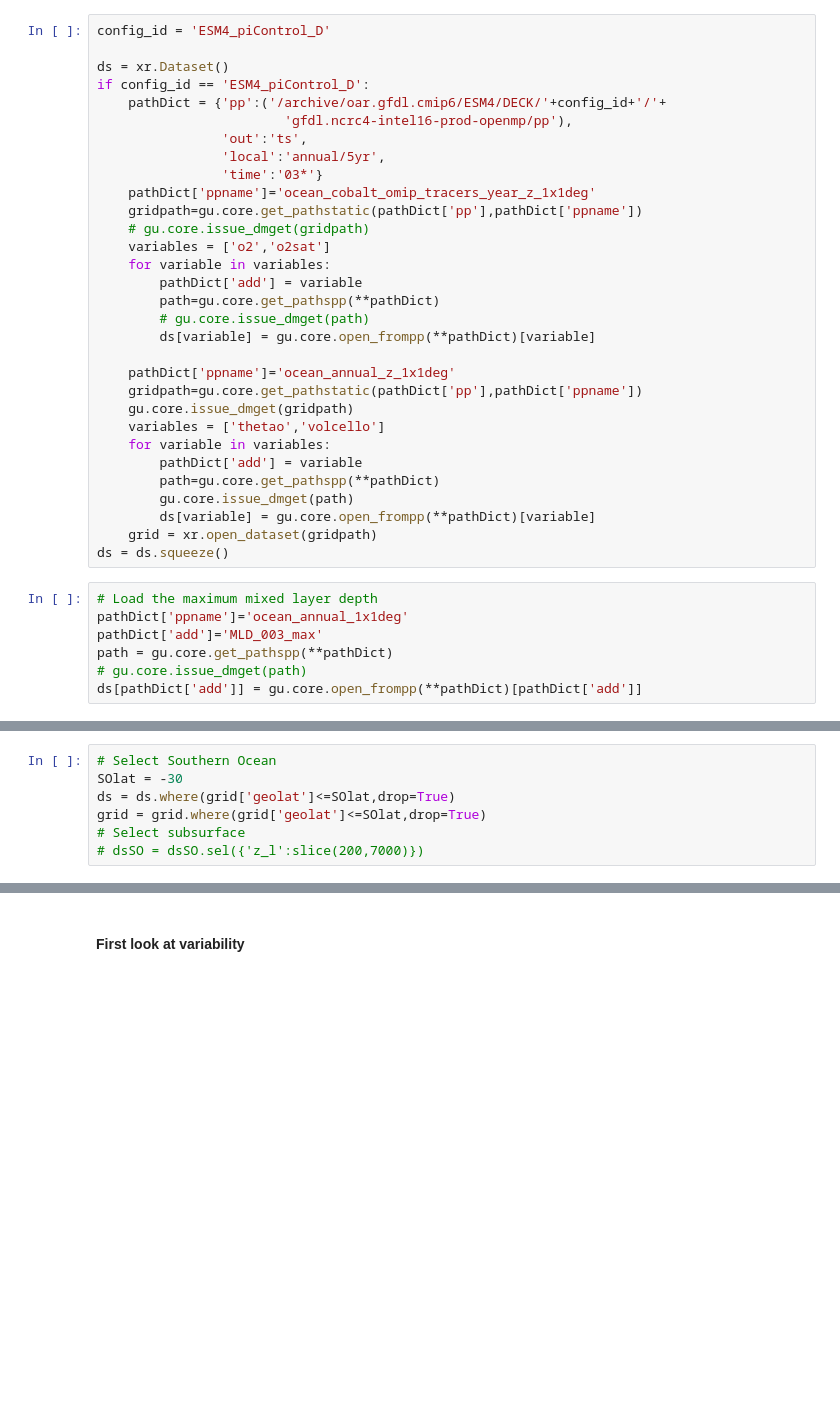
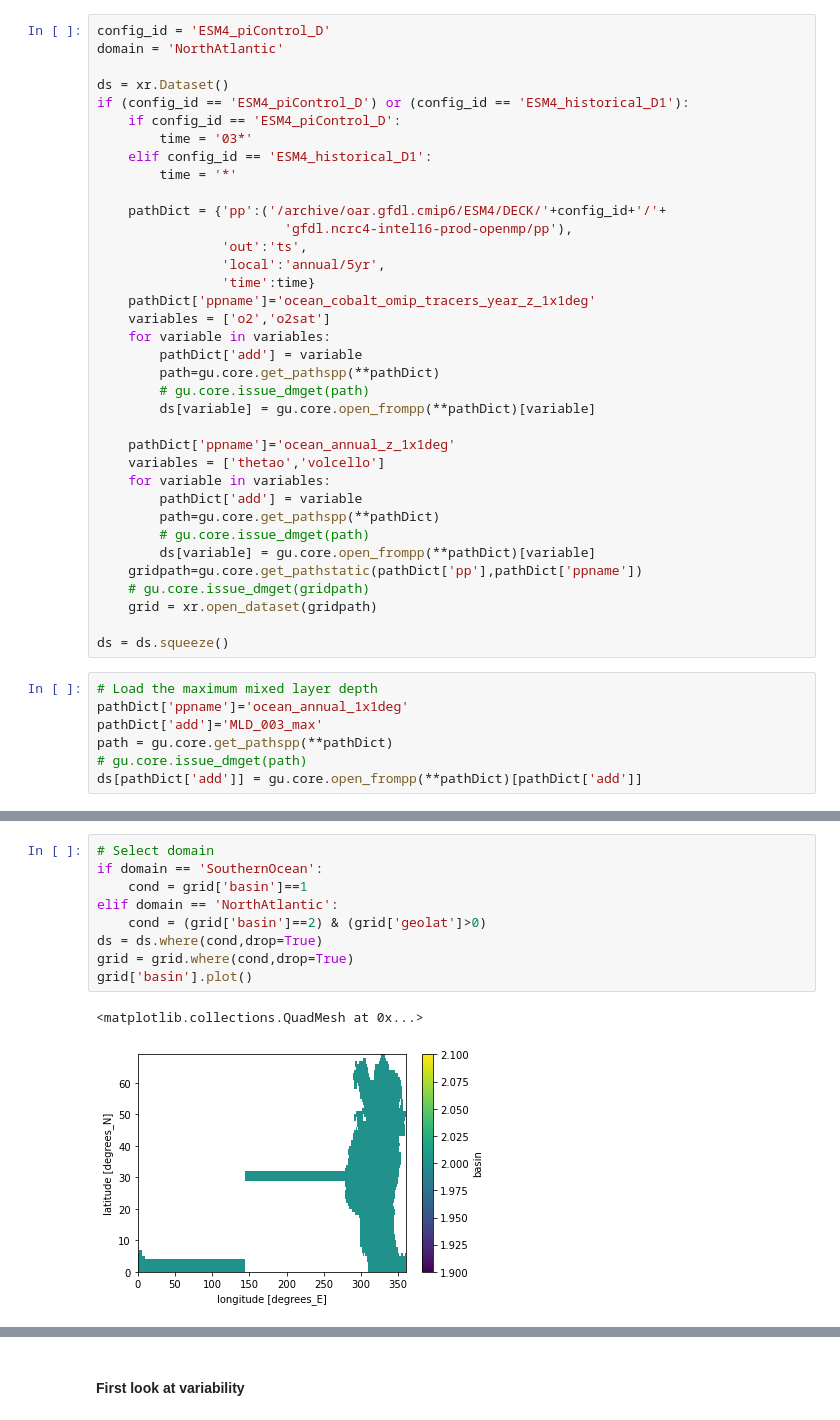
Before and after one commit to gmacgilchrist/oxygen, a Jupyter notebook: notebooks/dev_o2temp_anomaly.ipynb, the cells around one changed output, grey strips where cells are left out. Drawn from its saved outputs; the diff is of its cells as text; blank space fills up the shorter version.

```diff
--- a/notebooks/dev_o2temp_anomaly.ipynb
+++ b/notebooks/dev_o2temp_anomaly.ipynb
@@ -22,16 +26,20 @@ from dask.diagnostics import ProgressBar
 # %%
 config_id = 'ESM4_piControl_D'
+domain = 'NorthAtlantic'
 
 ds = xr.Dataset()
-if config_id == 'ESM4_piControl_D':
+if (config_id == 'ESM4_piControl_D') or (config_id == 'ESM4_historical_D1'):
+    if config_id == 'ESM4_piControl_D':
+        time = '03*'
+    elif config_id == 'ESM4_historical_D1':
+        time = '*'
+
     pathDict = {'pp':('/archive/oar.gfdl.cmip6/ESM4/DECK/'+config_id+'/'+
                         'gfdl.ncrc4-intel16-prod-openmp/pp'),
                 'out':'ts',
                 'local':'annual/5yr',
-                'time':'03*'}
+                'time':time}
     pathDict['ppname']='ocean_cobalt_omip_tracers_year_z_1x1deg'
-    gridpath=gu.core.get_pathstatic(pathDict['pp'],pathDict['ppname'])
-    # gu.core.issue_dmget(gridpath)
     variables = ['o2','o2sat']
     for variable in variables:
         pathDict['add'] = variable
@@ -40,15 +48,16 @@ if config_id == 'ESM4_piControl_D':
         ds[variable] = gu.core.open_frompp(**pathDict)[variable]
 
     pathDict['ppname']='ocean_annual_z_1x1deg'
-    gridpath=gu.core.get_pathstatic(pathDict['pp'],pathDict['ppname'])
-    gu.core.issue_dmget(gridpath)
     variables = ['thetao','volcello']
     for variable in variables:
         pathDict['add'] = variable
         path=gu.core.get_pathspp(**pathDict)
-        gu.core.issue_dmget(path)
+        # gu.core.issue_dmget(path)
         ds[variable] = gu.core.open_frompp(**pathDict)[variable]
+    gridpath=gu.core.get_pathstatic(pathDict['pp'],pathDict['ppname'])
+    # gu.core.issue_dmget(gridpath)
     grid = xr.open_dataset(gridpath)
+
 ds = ds.squeeze()
 # %%
 # Load the maximum mixed layer depth
@@ -65,8 +80,13 @@ for variable in variables:
 # %%
-# Select Southern Ocean
-SOlat = -30
-ds = ds.where(grid['geolat']<=SOlat,drop=True)
-grid = grid.where(grid['geolat']<=SOlat,drop=True)
-# Select subsurface
-# dsSO = dsSO.sel({'z_l':slice(200,7000)})
+# Select domain
+if domain == 'SouthernOcean':
+    cond = grid['basin']==1
+elif domain == 'NorthAtlantic':
+    cond = (grid['basin']==2) & (grid['geolat']>0)
+ds = ds.where(cond,drop=True)
+grid = grid.where(cond,drop=True)
+grid['basin'].plot()
+# %% [output]
+<matplotlib.collections.QuadMesh at 0x...>
+[figure, added]
 # %%
```
Also changed, not shown: parts of 12 cells of this notebook, 5 other files.
